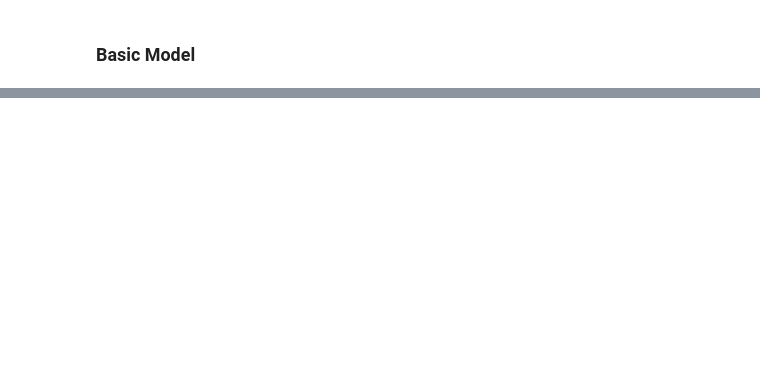
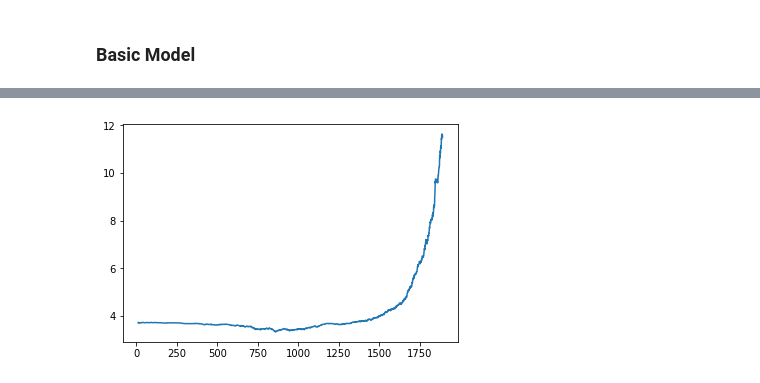
Before and after one commit to blakewest/FastAudIo, a Jupyter notebook: scratch/tdickey_draft.ipynb, the cells around one changed output, grey strips where cells are left out. Saved outputs shown, nothing was run; the diff lists cells and outputs as text; code cells hidden in the pictures; blank space fills up the shorter version.

```diff
--- a/scratch/tdickey_draft.ipynb
+++ b/scratch/tdickey_draft.ipynb
@@ -568,0 +265,4 @@ output = m(input)
+# %%
+learn.sched.plot_loss()
+# %% [output]
+[figure, added]
```
Also changed, not shown: parts of 37 cells of this notebook.
